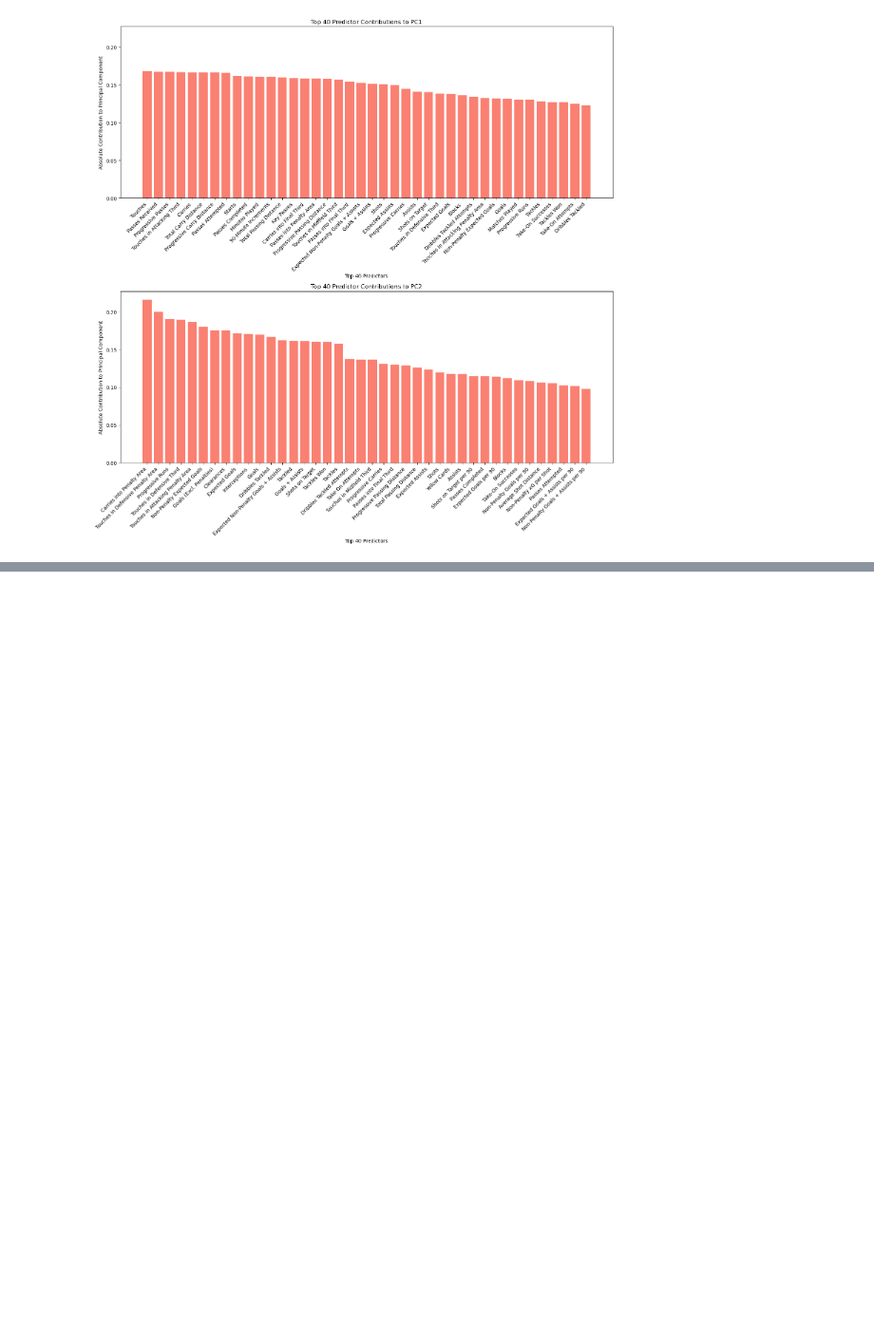
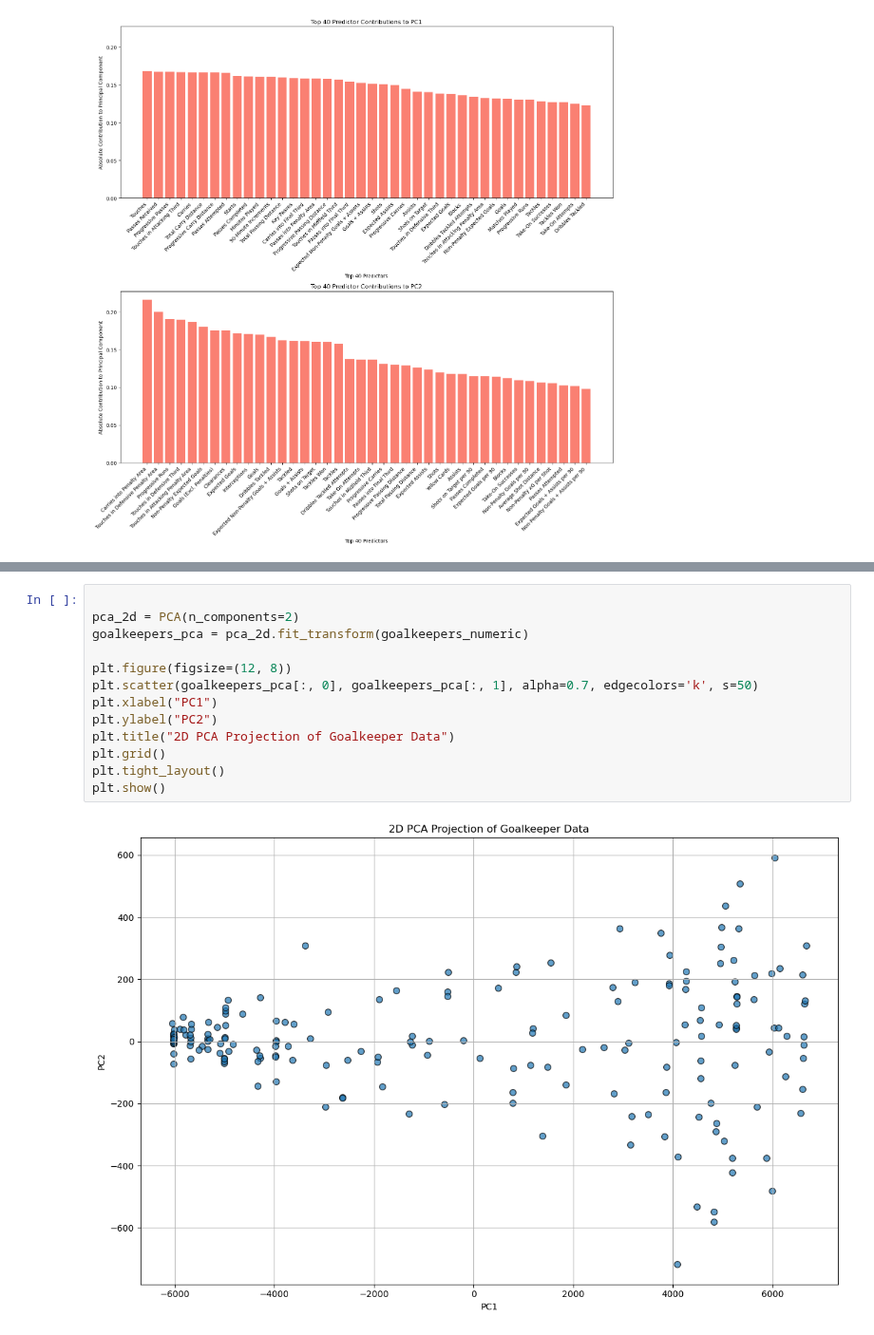
Before and after one commit to kezeani/109aproject, a Jupyter notebook: project.ipynb, the cells around one changed output, grey strips where cells are left out. Shown at 95% size. Drawn from its saved outputs; the diff is of its cells as text; blank space fills up the shorter version.

```diff
--- a/project.ipynb
+++ b/project.ipynb
@@ -491,0 +517,15 @@ plt.show()
+# %%
+
+pca_2d = PCA(n_components=2)
+goalkeepers_pca = pca_2d.fit_transform(goalkeepers_numeric)
+
+plt.figure(figsize=(12, 8))
+plt.scatter(goalkeepers_pca[:, 0], goalkeepers_pca[:, 1], alpha=0.7, edgecolors='k', s=50)
+plt.xlabel("PC1")
+plt.ylabel("PC2")
+plt.title("2D PCA Projection of Goalkeeper Data")
+plt.grid()
+plt.tight_layout()
+plt.show()
+# %% [output]
+[figure, added]
```
Also changed, not shown: parts of 6 cells of this notebook.
